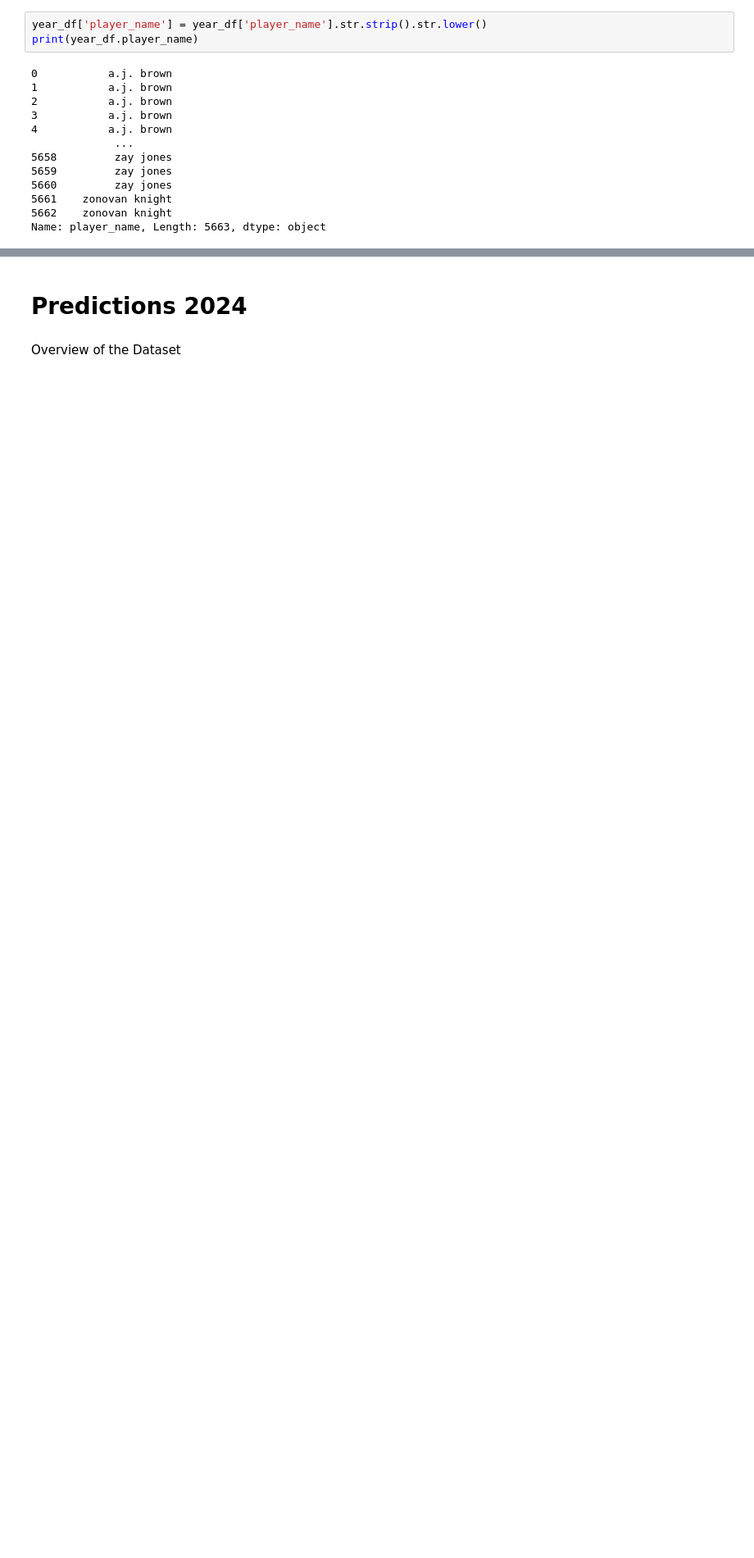
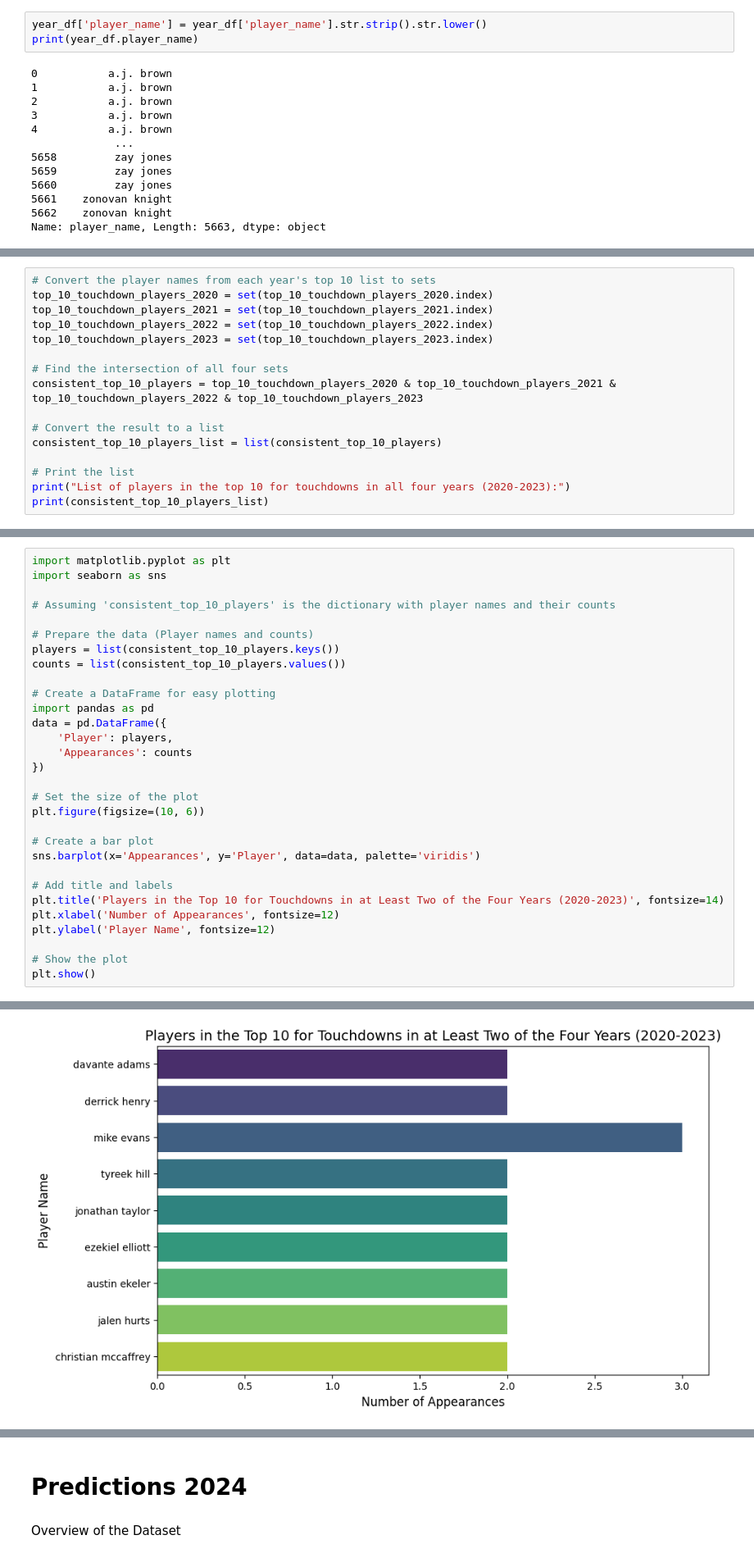
Before and after one commit to salomerivas/app-development, a Jupyter notebook: VisualizationKaggle.ipynb, the cells around one changed output, grey strips where cells are left out. Shown at 82% size. Cells and saved outputs as stored; diff of their text form; blank space fills up the shorter version.

Commit message:
Separated Data with touchdown and reception visualization

```diff
--- a/VisualizationKaggle.ipynb
+++ b/VisualizationKaggle.ipynb
@@ -280,0 +460,16 @@ Name: player_name, Length: 5663, dtype: object
+# %%
+# Convert the player names from each year's top 10 list to sets
+top_10_touchdown_players_2020 = set(top_10_touchdown_players_2020.index)
+top_10_touchdown_players_2021 = set(top_10_touchdown_players_2021.index)
+top_10_touchdown_players_2022 = set(top_10_touchdown_players_2022.index)
+top_10_touchdown_players_2023 = set(top_10_touchdown_players_2023.index)
+
+# Find the intersection of all four sets
+consistent_top_10_players = top_10_touchdown_players_2020 & top_10_touchdown_players_2021 & top_10_touchdown_players_2022 & top_10_touchdown_players_2023
+
+# Convert the result to a list
+consistent_top_10_players_list = list(consistent_top_10_players)
+
+# Print the list
+print("List of players in the top 10 for touchdowns in all four years (2020-2023):")
+print(consistent_top_10_players_list)
@@ -280,0 +525,31 @@ Name: player_name, Length: 5663, dtype: object
+# %%
+import matplotlib.pyplot as plt
+import seaborn as sns
+
+# Assuming 'consistent_top_10_players' is the dictionary with player names and their counts
+
+# Prepare the data (Player names and counts)
+players = list(consistent_top_10_players.keys())
+counts = list(consistent_top_10_players.values())
+
+# Create a DataFrame for easy plotting
+import pandas as pd
+data = pd.DataFrame({
+    'Player': players,
+    'Appearances': counts
+})
+
+# Set the size of the plot
+plt.figure(figsize=(10, 6))
+
+# Create a bar plot
+sns.barplot(x='Appearances', y='Player', data=data, palette='viridis')
+
+# Add title and labels
+plt.title('Players in the Top 10 for Touchdowns in at Least Two of the Four Years (2020-2023)', fontsize=14)
+plt.xlabel('Number of Appearances', fontsize=12)
+plt.ylabel('Player Name', fontsize=12)
+
+# Show the plot
+plt.show()
+# %% [output]
@@ -280,0 +559 @@ Name: player_name, Length: 5663, dtype: object
+[figure, added]
```
Also changed, not shown: parts of 40 cells of this notebook, 3 other files.
